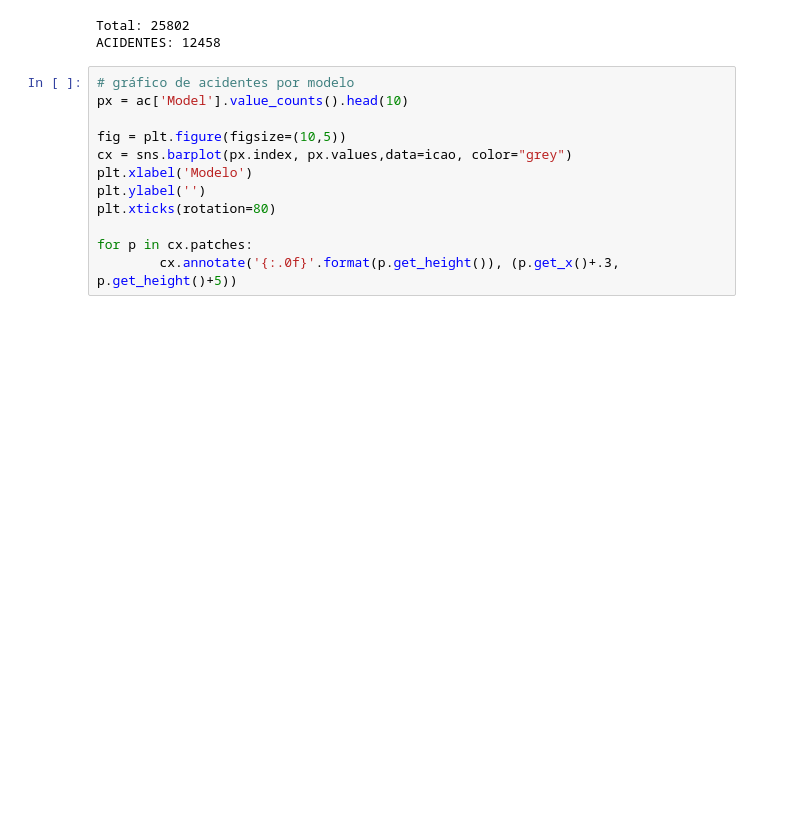
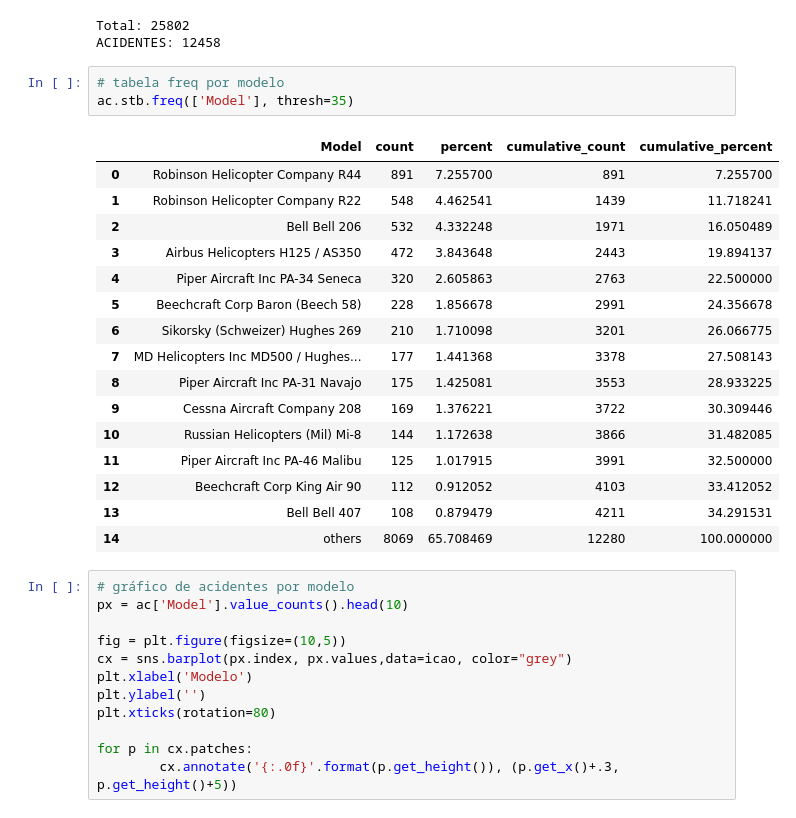
Before and after one commit to sandrasd/OcorrenciasAeronauticas, a Jupyter notebook: Ocorrencias_e_acidentes_mundo.ipynb, the cells around one changed output. Saved outputs shown, nothing was run; the diff lists cells and outputs as text; blank space fills up the shorter version.

```diff
--- a/Ocorrencias_e_acidentes_mundo.ipynb
+++ b/Ocorrencias_e_acidentes_mundo.ipynb
@@ -235,6 +205,26 @@ print('ACIDENTES: ' +
 # %% [output]
 Total: 25802
 ACIDENTES: 12458
+# %%
+# tabela freq por modelo
+ac.stb.freq(['Model'], thresh=35)
+# %% [output]
+|  | Model | count | percent | cumulative_count | cumulative_percent |
+| 0 | Robinson Helicopter Company R44 | 891 | 7.255700 | 891 | 7.255700 |
+| 1 | Robinson Helicopter Company R22 | 548 | 4.462541 | 1439 | 11.718241 |
+| 2 | Bell Bell 206 | 532 | 4.332248 | 1971 | 16.050489 |
+| 3 | Airbus Helicopters H125 / AS350 | 472 | 3.843648 | 2443 | 19.894137 |
+| 4 | Piper Aircraft Inc PA-34 Seneca | 320 | 2.605863 | 2763 | 22.500000 |
+| 5 | Beechcraft Corp Baron (Beech 58) | 228 | 1.856678 | 2991 | 24.356678 |
+| 6 | Sikorsky (Schweizer) Hughes 269 | 210 | 1.710098 | 3201 | 26.066775 |
+| 7 | MD Helicopters Inc MD500 / Hughes... | 177 | 1.441368 | 3378 | 27.508143 |
+| 8 | Piper Aircraft Inc PA-31 Navajo | 175 | 1.425081 | 3553 | 28.933225 |
+| 9 | Cessna Aircraft Company 208 | 169 | 1.376221 | 3722 | 30.309446 |
+| 10 | Russian Helicopters (Mil) Mi-8 | 144 | 1.172638 | 3866 | 31.482085 |
+| 11 | Piper Aircraft Inc PA-46 Malibu | 125 | 1.017915 | 3991 | 32.500000 |
+| 12 | Beechcraft Corp King Air 90 | 112 | 0.912052 | 4103 | 33.412052 |
+| 13 | Bell Bell 407 | 108 | 0.879479 | 4211 | 34.291531 |
+| 14 | others | 8069 | 65.708469 | 12280 | 100.000000 |
 # %%
 # gráfico de acidentes por modelo
 px = ac['Model'].value_counts().head(10)
```
Also changed, not shown: parts of 22 cells of this notebook.
